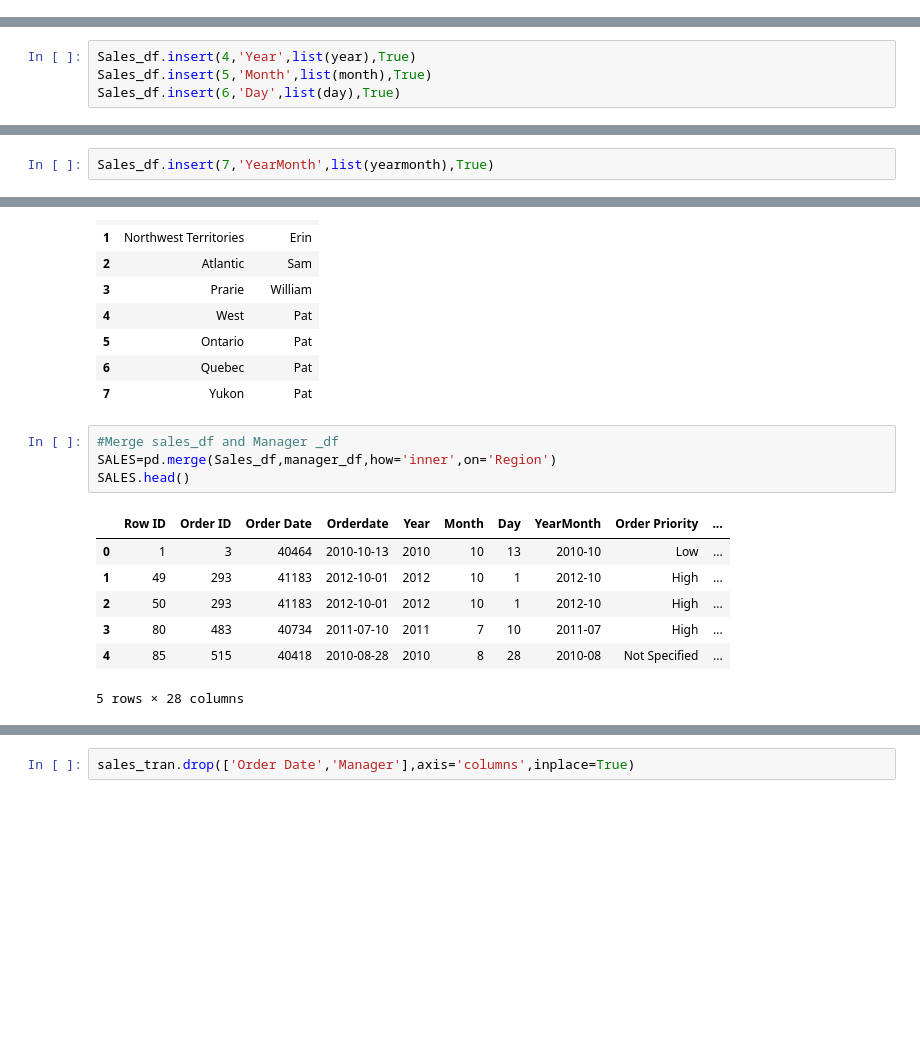
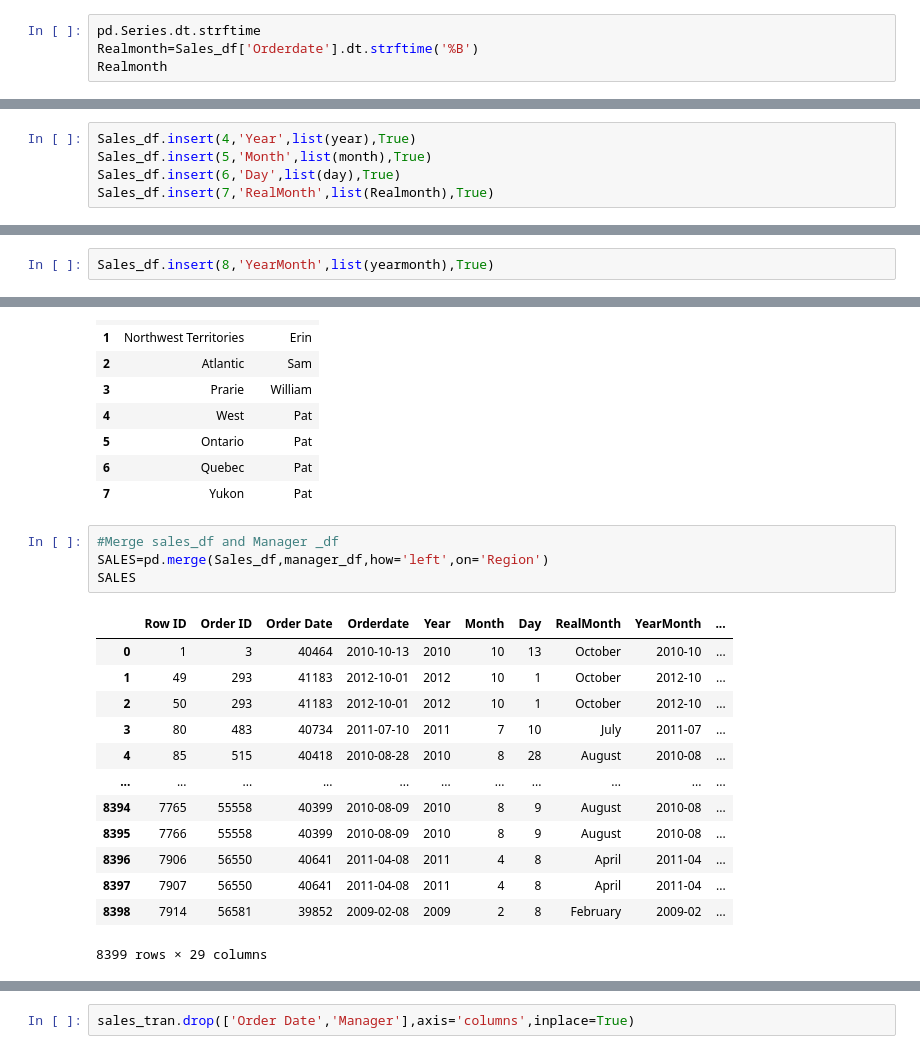
Before and after one commit to johnadewumi1/project, a Jupyter notebook: realproject.ipynb, the cells around one changed output, grey strips where cells are left out. Saved outputs shown, nothing was run; the diff lists cells and outputs as text; blank space fills up the shorter version.

```diff
--- a/realproject.ipynb
+++ b/realproject.ipynb
@@ -104 +124,5 @@ month=Sales_df['Orderdate'].dt.month
 day=Sales_df['Orderdate'].dt.day
+# %%
+pd.Series.dt.strftime
+Realmonth=Sales_df['Orderdate'].dt.strftime('%B')
+Realmonth
@@ -106,6 +143,7 @@ day=Sales_df['Orderdate'].dt.day
 Sales_df.insert(4,'Year',list(year),True)
 Sales_df.insert(5,'Month',list(month),True)
 Sales_df.insert(6,'Day',list(day),True)
+Sales_df.insert(7,'RealMonth',list(Realmonth),True)
 # %%
 
 
@@ -140,7 +178,7 @@ yearmonth
 8398    2009-02
 Name: Orderdate, Length: 8399, dtype: object
 # %%
-Sales_df.insert(7,'YearMonth',list(yearmonth),True)
+Sales_df.insert(8,'YearMonth',list(yearmonth),True)
 # %%
 Sales_df
 # %% [output]
@@ -173,13 +211,19 @@ manager_df
 | 7 | Yukon | Pat |
 # %%
 #Merge sales_df and Manager _df
-SALES=pd.merge(Sales_df,manager_df,how='inner',on='Region')
-SALES.head()
+SALES=pd.merge(Sales_df,manager_df,how='left',on='Region')
+SALES
 # %% [output]
-|  | Row ID | Order ID | Order Date | Orderdate | Year | Month | Day | YearMonth | Order Priority | ... |
-| 0 | 1 | 3 | 40464 | 2010-10-13 | 2010 | 10 | 13 | 2010-10 | Low | ... |
-| 1 | 49 | 293 | 41183 | 2012-10-01 | 2012 | 10 | 1 | 2012-10 | High | ... |
-| 2 | 50 | 293 | 41183 | 2012-10-01 | 2012 | 10 | 1 | 2012-10 | High | ... |
-| 3 | 80 | 483 | 40734 | 2011-07-10 | 2011 | 7 | 10 | 2011-07 | High | ... |
-| 4 | 85 | 515 | 40418 | 2010-08-28 | 2010 | 8 | 28 | 2010-08 | Not Specified | ... |
+|  | Row ID | Order ID | Order Date | Orderdate | Year | Month | Day | RealMonth | YearMonth | ... |
+| 0 | 1 | 3 | 40464 | 2010-10-13 | 2010 | 10 | 13 | October | 2010-10 | ... |
+| 1 | 49 | 293 | 41183 | 2012-10-01 | 2012 | 10 | 1 | October | 2012-10 | ... |
+| 2 | 50 | 293 | 41183 | 2012-10-01 | 2012 | 10 | 1 | October | 2012-10 | ... |
+| 3 | 80 | 483 | 40734 | 2011-07-10 | 2011 | 7 | 10 | July | 2011-07 | ... |
+| 4 | 85 | 515 | 40418 | 2010-08-28 | 2010 | 8 | 28 | August | 2010-08 | ... |
+| ... | ... | ... | ... | ... | ... | ... | ... | ... | ... | ... |
+| 8394 | 7765 | 55558 | 40399 | 2010-08-09 | 2010 | 8 | 9 | August | 2010-08 | ... |
+| 8395 | 7766 | 55558 | 40399 | 2010-08-09 | 2010 | 8 | 9 | August | 2010-08 | ... |
+| 8396 | 7906 | 56550 | 40641 | 2011-04-08 | 2011 | 4 | 8 | April | 2011-04 | ... |
+| 8397 | 7907 | 56550 | 40641 | 2011-04-08 | 2011 | 4 | 8 | April | 2011-04 | ... |
+| 8398 | 7914 | 56581 | 39852 | 2009-02-08 | 2009 | 2 | 8 | February | 2009-02 | ... |
-5 rows × 28 columns
+8399 rows × 29 columns
```
Also changed, not shown: parts of 73 cells of this notebook.
